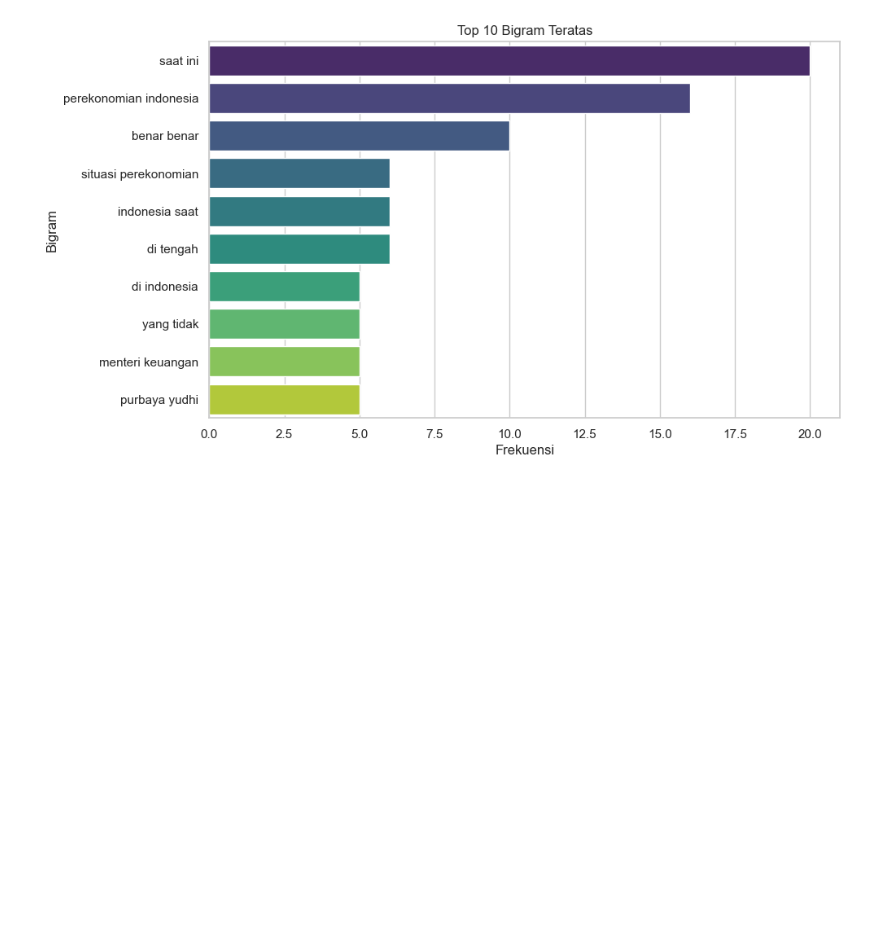
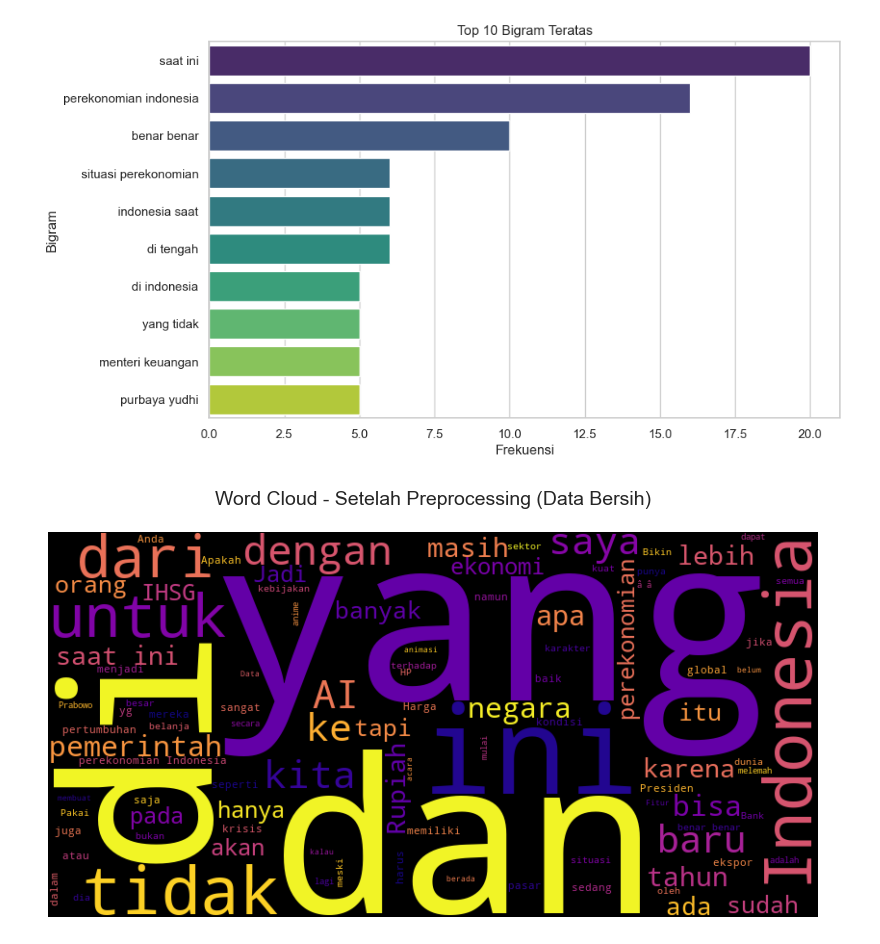
Before and after one commit to datureksa0045/Tubes-NLP, a Jupyter notebook: 00_EDA_V2_scrapping.ipynb, the cells around one changed output. Cells and saved outputs as stored; diff of their text form; code cells hidden in the pictures; blank space fills up the shorter version.

```diff
--- a/00_EDA_V2_scrapping.ipynb
+++ b/00_EDA_V2_scrapping.ipynb
@@ -191,3 +191,25 @@ Passing `palette` without assigning `hue` is deprecated and will be removed in v
 
   sns.barplot(data=df_bi, x='Count', y='Bigram', palette='viridis')
 [figure]
+# %%
+# Pastikan Anda menggunakan kolom teks yang sudah melewati proses stemming/stopword removal
+# Contoh di bawah mengasumsikan kolomnya bernama 'tweet_clean' atau disesuaikan dengan data bersih Anda
+clean_text = " ".join(df['Tweet'].astype(str))
+
+# Membuat Word Cloud data bersih
+wordcloud_clean = WordCloud(
+    width=800,
+    height=400,
+    background_color='black', # Diubah jadi hitam agar kontras perbedaannya terlihat
+    colormap='plasma',
+    max_words=100
+).generate(clean_text)
+
+# Menampilkan Word Cloud
+plt.figure(figsize=(10, 5))
+plt.imshow(wordcloud_clean, interpolation='bilinear')
+plt.axis('off')
+plt.title('Word Cloud - Setelah Preprocessing (Data Bersih)', fontsize=14, pad=20)
+plt.show()
+# %% [output]
+[figure, added]
```
Also changed, not shown: 1 other file.
